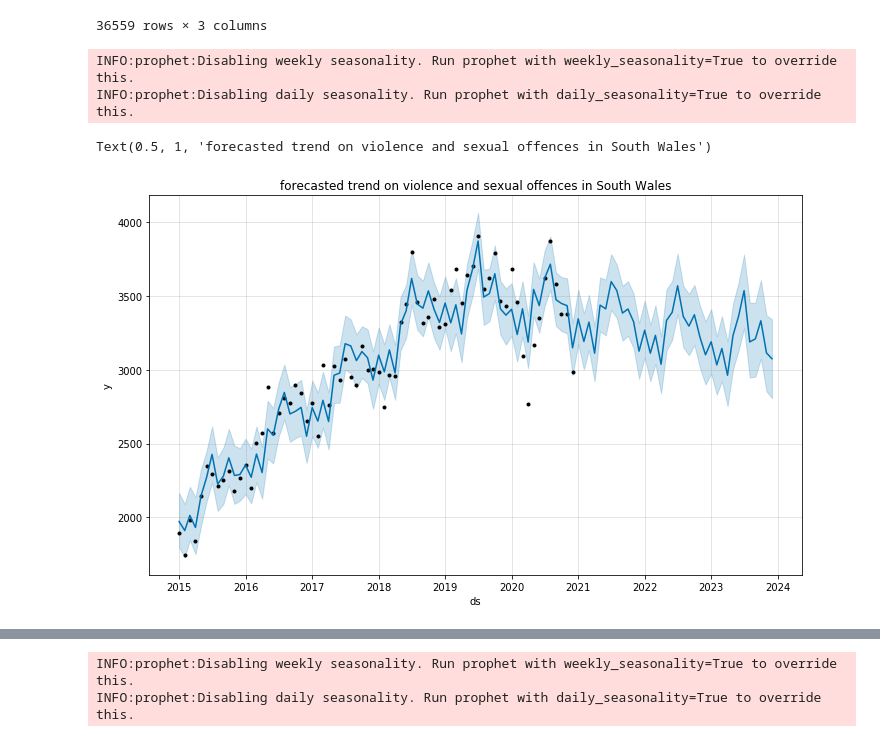
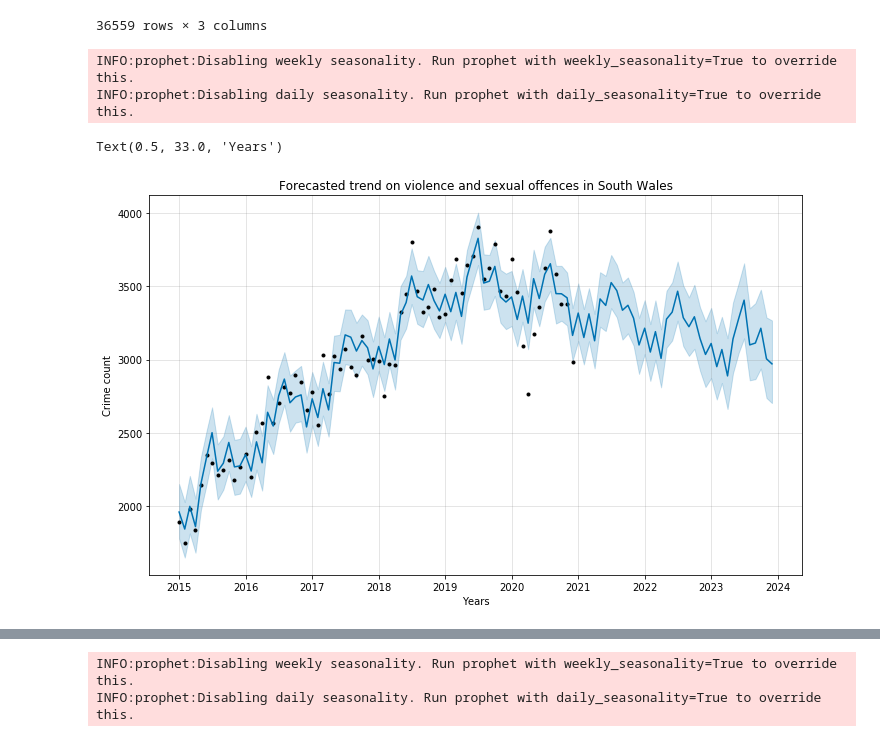
Before and after one commit to Dazai1623818/Datachallenge-2, a Jupyter notebook: Prophet.ipynb, the cells around one changed output, grey strips where cells are left out. Cells and saved outputs as stored; diff of their text form; code cells hidden in the pictures.

```diff
--- a/Prophet.ipynb
+++ b/Prophet.ipynb
@@ -17,7 +15,7 @@ files.sort()
 print(files)
 print(path + files[0])
 test_data_street = files[-1]
-files = files[:-2]
+files = files[:-1]
 print(files)
 print(test_data_street)
 # %% [output]
@@ -116,14 +124,16 @@ for i in months:
 predict = pd.DataFrame({'ds': list(predict.keys()), 'y': list(predict.values())})
 predict['ds'] = pd.to_datetime(predict['ds'])
 # %%
-m = Prophet(seasonality_mode='multiplicative').fit(predict)
+m = Prophet(seasonality_mode='additive').fit(predict)
 future = m.make_future_dataframe(periods=36, freq='MS')
 fcst = m.predict(future)
 fig = m.plot(fcst)
 ax = fig.gca()
-ax.set_title('forecasted trend on violence and sexual offences in South Wales')
+ax.set_title('Forecasted trend on violence and sexual offences in South Wales')
+ax.set_ylabel('Crime count')
+ax.set_xlabel('Years')
 # %% [output]
 INFO:prophet:Disabling weekly seasonality. Run prophet with weekly_seasonality=True to override this.
 INFO:prophet:Disabling daily seasonality. Run prophet with daily_seasonality=True to override this.
-Text(0.5, 1, 'forecasted trend on violence and sexual offences in South Wales')
+Text(0.5, 33.0, 'Years')
-[figure, old version]
+[figure, new version]
```
Also changed, not shown: parts of 17 cells of this notebook.
